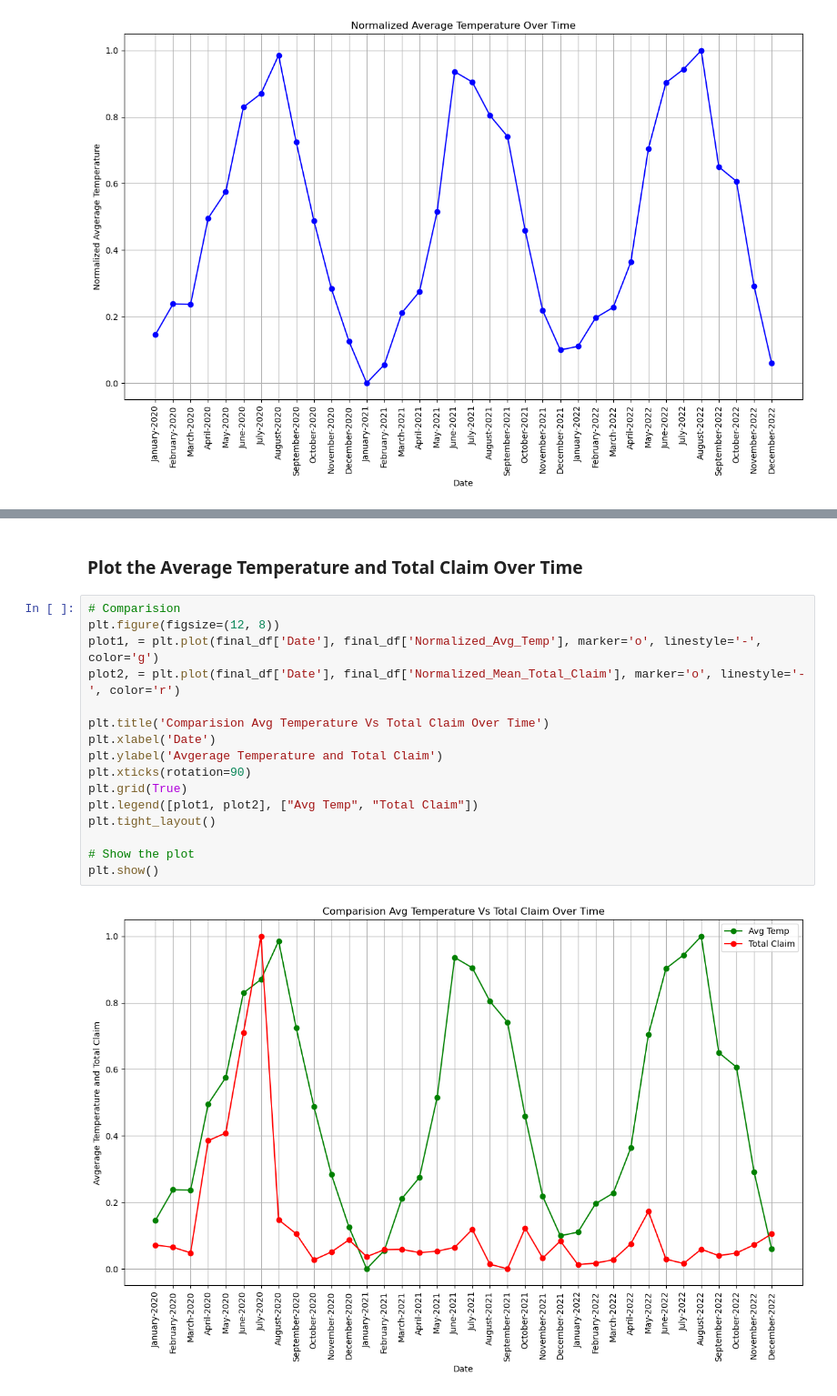
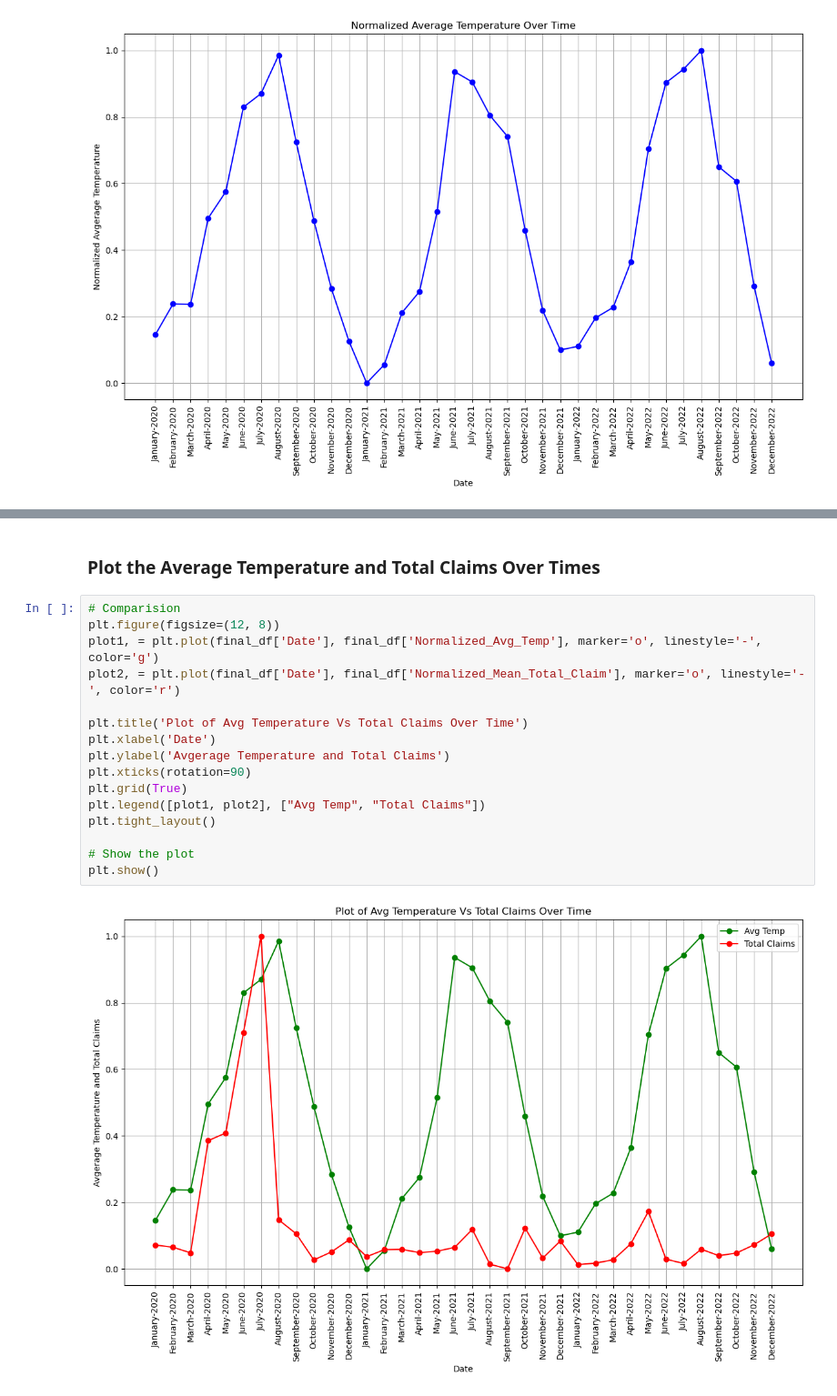
Before and after one commit to naim-nsu/made-template, a Jupyter notebook: project/report.ipynb, the cells around one changed output, grey strips where cells are left out. Shown at 91% size. Saved outputs shown, nothing was run; the diff lists cells and outputs as text.

```diff
--- a/project/report.ipynb
+++ b/project/report.ipynb
@@ -406,20 +406,20 @@ plt.show()
 # %% [markdown]
-### Plot the Average Temperature and Total Claim Over Time
+### Plot the Average Temperature and Total Claims Over Times
 # %%
 # Comparision
 plt.figure(figsize=(12, 8))
 plot1, = plt.plot(final_df['Date'], final_df['Normalized_Avg_Temp'], marker='o', linestyle='-', color='g')
 plot2, = plt.plot(final_df['Date'], final_df['Normalized_Mean_Total_Claim'], marker='o', linestyle='-', color='r')
 
-plt.title('Comparision Avg Temperature Vs Total Claim Over Time')
+plt.title('Plot of Avg Temperature Vs Total Claims Over Time')
 plt.xlabel('Date')
-plt.ylabel('Avgerage Temperature and Total Claim')
+plt.ylabel('Avgerage Temperature and Total Claims')
 plt.xticks(rotation=90)
 plt.grid(True)
-plt.legend([plot1, plot2], ["Avg Temp", "Total Claim"])
+plt.legend([plot1, plot2], ["Avg Temp", "Total Claims"])
 plt.tight_layout()
 
 # Show the plot
 plt.show()
 # %% [output]
-[figure, old version]
+[figure, new version]
```
Also changed, not shown: parts of 12 cells of this notebook.
